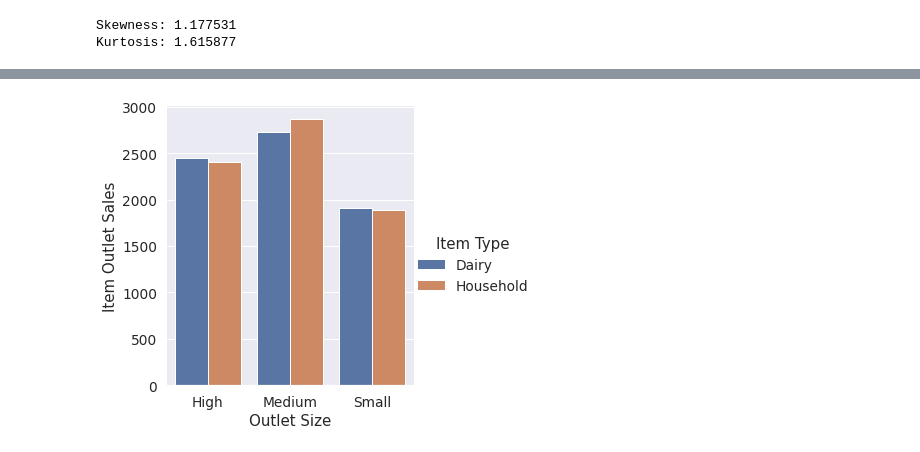
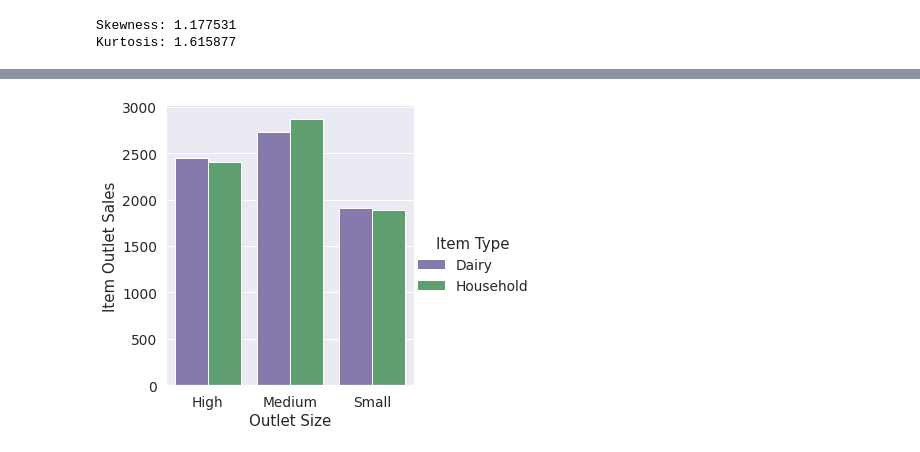
Before and after one commit to LuisaUpegui/sales_predictions-, a Jupyter notebook: sales_predictions.ipynb, the cells around one changed output, grey strips where cells are left out. Cells and saved outputs as stored; diff of their text form; code cells hidden in the pictures.

```diff
--- a/sales_predictions.ipynb
+++ b/sales_predictions.ipynb
@@ -330,14 +305,14 @@ Filter=(temp[(temp.Item_Type=='Household') | (temp.Item_Type=='Dairy')])
 # %%
 # Barplot anidado:  Ventas de Dairy y House hold dado el tamaño de la tienda
 # Este gráfico muestra como las ventas de ambos productos son mayores en las tiendas con tamaño medio
 # y como en las tiendas de tamaño pequeño la venta de los productos disminuye.
 
 g = sns.catplot(
     data= Filter , kind="bar",
-    x="Outlet_Size", y="Item_Outlet_Sales", hue="Item_Type",
+    x="Outlet_Size", y="Item_Outlet_Sales", hue="Item_Type", palette=["m", "g"]
 )
 g.despine(left=True)
 g.set_axis_labels("Outlet Size", "Item Outlet Sales")
 g.legend.set_title("Item Type")
 # %% [output]
-[figure, old version]
+[figure, new version]
```
Also changed, not shown: parts of 11 cells of this notebook.
